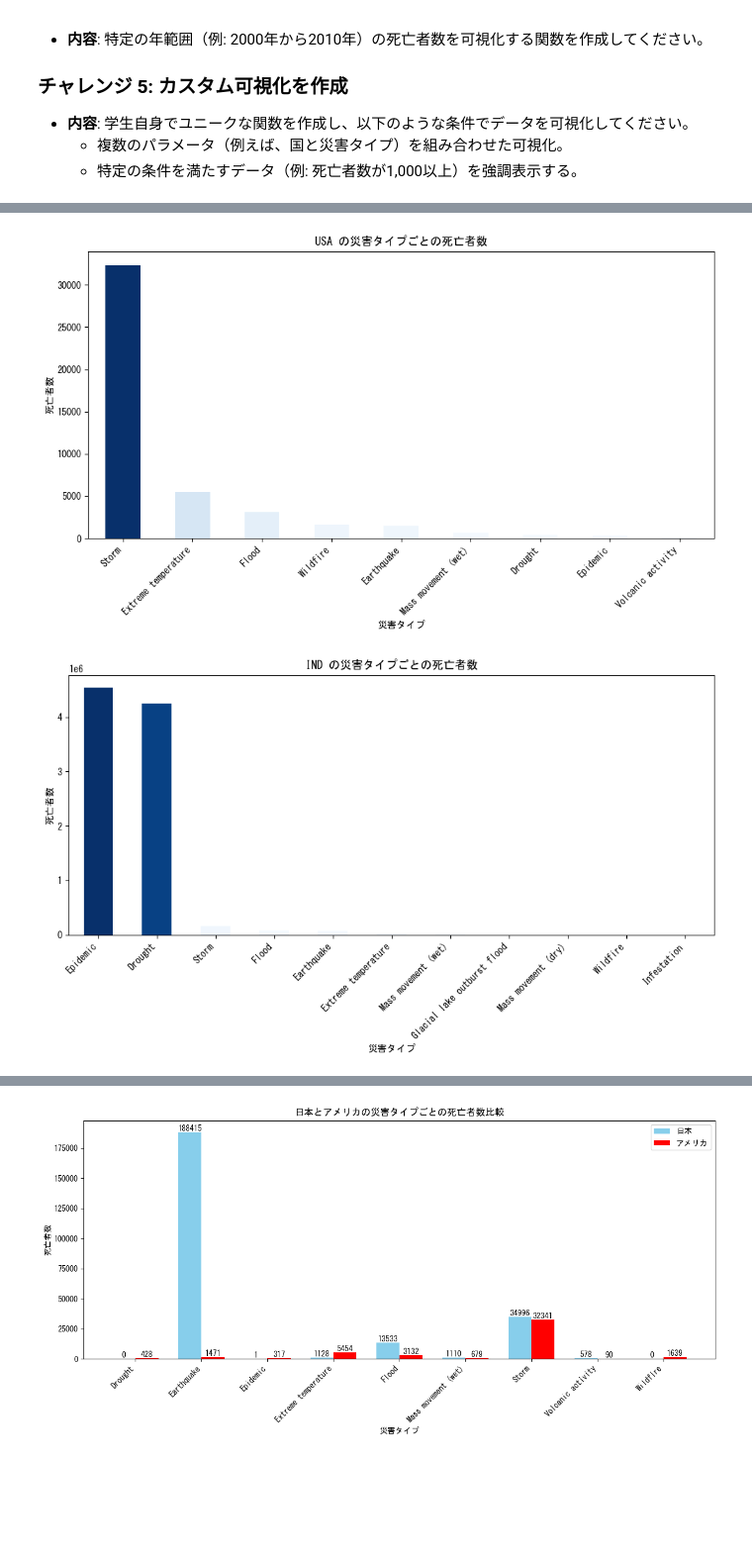
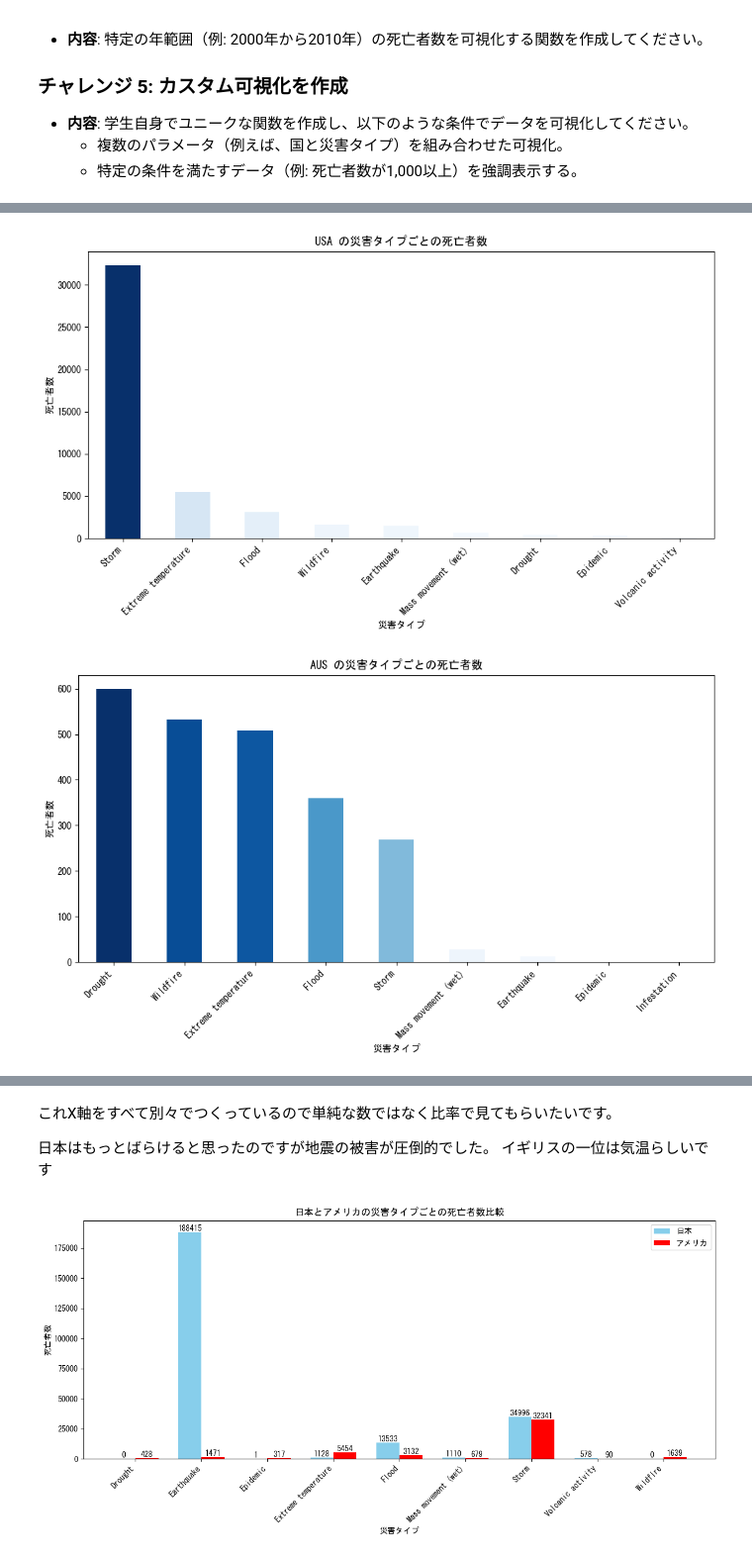
Before and after one commit to awano-kakeru/me, a Jupyter notebook: Week10/disaster challenge part 2.ipynb, the cells around one changed output, grey strips where cells are left out. Shown at 99% size. Saved outputs shown, nothing was run; the diff lists cells and outputs as text; code cells hidden in the pictures; blank space fills up the shorter version.

```diff
--- a/Week10/disaster challenge part 2.ipynb
+++ b/Week10/disaster challenge part 2.ipynb
@@ -58,37 +78,42 @@ def plot_multiple_countries_disaster_deaths_gradient(csv_file, iso_codes):
     for iso in iso_codes:
         country_df = df[df['ISO'] == iso]
 
         if country_df.empty:
             print(f"{iso} のデータが見つかりません")
             continue
 
         deaths_by_type = country_df.groupby('Disaster Type')['Total Deaths'].sum().sort_values(ascending=False)
 
         # グラデーションカラー作成
         norm = mcolors.Normalize(vmin=deaths_by_type.min(), vmax=deaths_by_type.max())
         cmap = plt.cm.Blues  # 青系カラーマップ
         colors = [cmap(norm(value)) for value in deaths_by_type]
 
         # 棒グラフ作成
         plt.figure(figsize=(10,6))
         deaths_by_type.plot(kind='bar', color=colors)
         plt.title(f"{iso} の災害タイプごとの死亡者数")
         plt.xlabel("災害タイプ")
         plt.ylabel("死亡者数")
         plt.xticks(rotation=45, ha='right')
         plt.tight_layout()
         plt.show()
 
 # 使用例
 csv_file = "emdat.csv"
-iso_codes = ['JPN', 'USA', 'IND', 'GBR', 'COD']
+iso_codes = ['JPN', 'USA', 'AUS', 'GBR', 'COD']
 plot_multiple_countries_disaster_deaths_gradient(csv_file, iso_codes)
 # %% [output]
 [figure]
 [figure]
-[figure, old version]
+[figure, new version]
 [figure]
 [figure]
+# %% [markdown]
+これX軸をすべて別々でつくっているので単純な数ではなく比率で見てもらいたいです。
+
+日本はもっとばらけると思ったのですが地震の被害が圧倒的でした。
+イギリスの一位は気温らしいです
 # %%
 import pandas as pd
 import matplotlib.pyplot as plt
```
Also changed, not shown: parts of 7 cells of this notebook, 1 other file.
